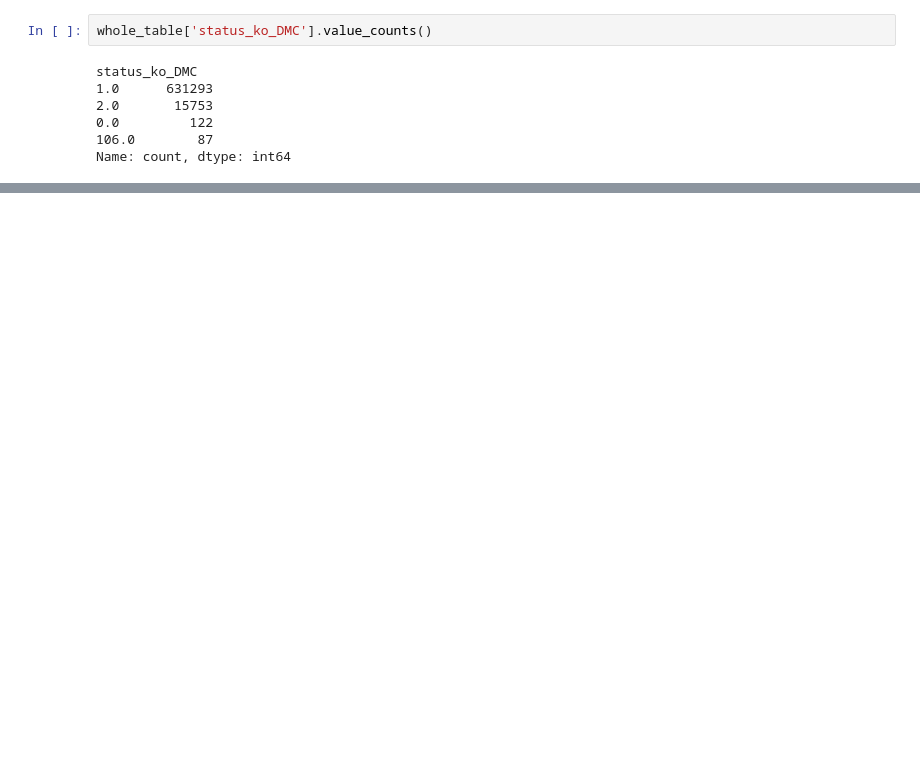
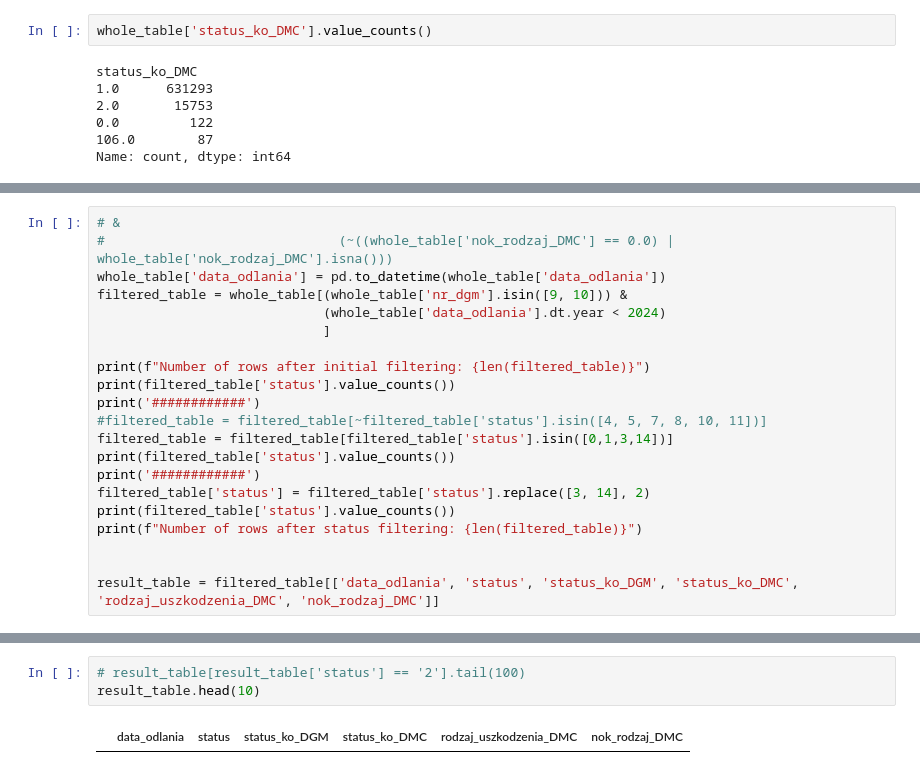
Before and after one commit to kubas99x/predict_quality_of_car_parts, a Jupyter notebook: src/table_info.ipynb, the cells around one changed output, grey strips where cells are left out. Cells and saved outputs as stored; diff of their text form; blank space fills up the shorter version.

```diff
--- a/src/table_info.ipynb
+++ b/src/table_info.ipynb
@@ -214,0 +159,21 @@ Name: count, dtype: int64
+# %%
+# &
+#                              (~((whole_table['nok_rodzaj_DMC'] == 0.0) | whole_table['nok_rodzaj_DMC'].isna()))
+whole_table['data_odlania'] = pd.to_datetime(whole_table['data_odlania'])
+filtered_table = whole_table[(whole_table['nr_dgm'].isin([9, 10])) &
+                             (whole_table['data_odlania'].dt.year < 2024)
+                             ]
+
+print(f"Number of rows after initial filtering: {len(filtered_table)}")
+print(filtered_table['status'].value_counts())
+print('############')
+#filtered_table = filtered_table[~filtered_table['status'].isin([4, 5, 7, 8, 10, 11])]
+filtered_table = filtered_table[filtered_table['status'].isin([0,1,3,14])]
+print(filtered_table['status'].value_counts())
+print('############')
+filtered_table['status'] = filtered_table['status'].replace([3, 14], 2)
+print(filtered_table['status'].value_counts())
+print(f"Number of rows after status filtering: {len(filtered_table)}")
+
+
+result_table = filtered_table[['data_odlania', 'status', 'status_ko_DGM', 'status_ko_DMC', 'rodzaj_uszkodzenia_DMC', 'nok_rodzaj_DMC']]
@@ -214,0 +198,5 @@ Name: count, dtype: int64
+# %%
+# result_table[result_table['status'] == '2'].tail(100)
+result_table.head(10)
+# %% [output]
+|  | data_odlania | status | status_ko_DGM | status_ko_DMC | rodzaj_uszkodzenia_DMC | nok_rodzaj_DMC |
```
Also changed, not shown: parts of 16 cells of this notebook, 5 other files.
